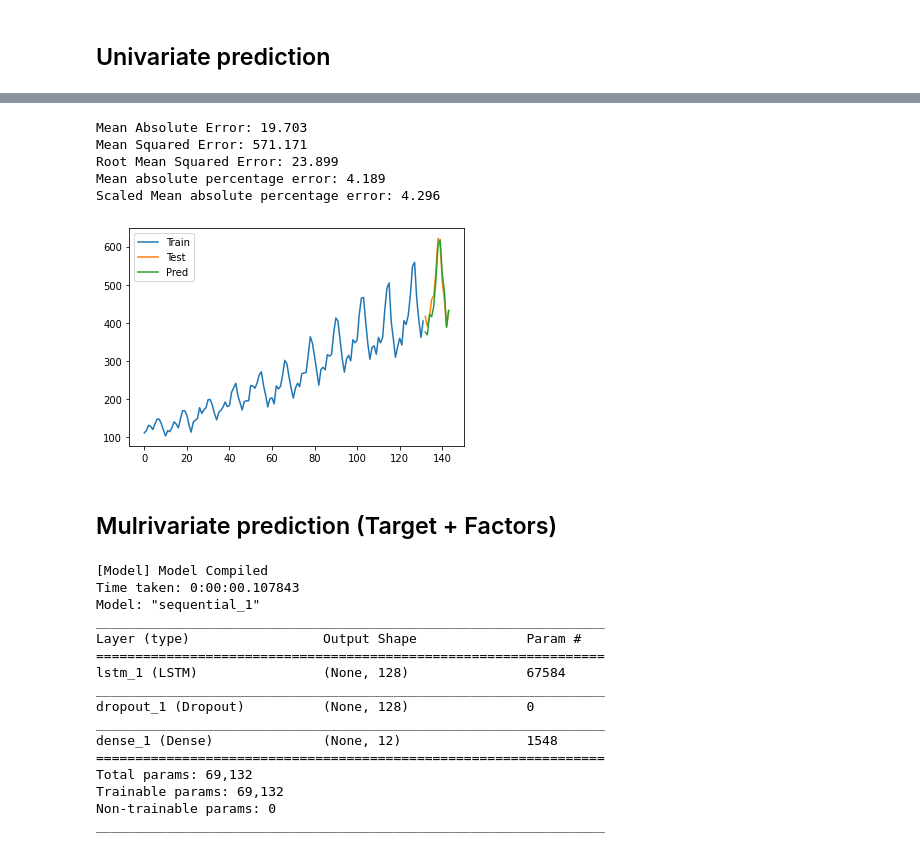
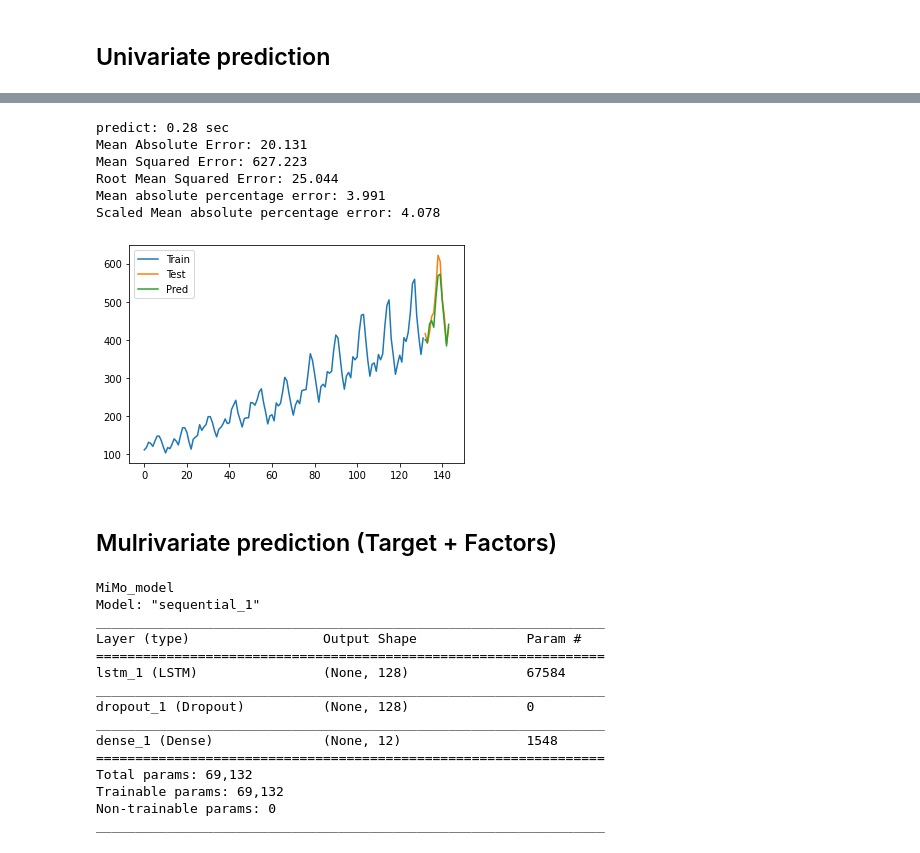
Before and after one commit to LevPerla/Time_Series_Prediction_RNN, a Jupyter notebook: notebooks/Example.ipynb, the cells around one changed output, grey strips where cells are left out. Cells and saved outputs as stored; diff of their text form; code cells hidden in the pictures.

```diff
--- a/notebooks/Example.ipynb
+++ b/notebooks/Example.ipynb
@@ -84,0 +39,25 @@ _________________________________________________________________
+# %%
+# Scale target
+target_scaler = MinMaxScaler(feature_range=(0, 1))
+target_train_std = target_scaler.fit_transform(target_train_deseason.reshape(-1, 1))
+target_test_std = target_scaler.transform(target_test_deseason.reshape(-1, 1))
+target_std = np.concatenate([target_train_std, target_test_std])
+# %%
+rnn_arch = {"layers": [
+                        ["LSTM", {"units": 64,
+                                  "return_sequences": False,
+                                  "kernel_initializer": "glorot_uniform",
+                                  "activation": "linear"}],
+                        ["Dropout", {"rate": 0.2}],
+                        ["Dense", {"activation": "linear"}]
+                    ]}
+
+model = TS_RNN(rnn_arch=rnn_arch,
+               n_step_in=12,
+               horizon=TEST_LEN,
+               test_len=TEST_LEN,
+               strategy="MiMo", #"Direct", "Recursive", "MiMo"
+               loss="mae",
+               optimizer="adam"
+               )
+model.summary()
@@ -100,5 +95,5 @@ model.fit(target=target_std,
           batch_size=12,
           callbacks=my_callbacks,
           save_dir=new_folder,
-          verbose=2)
+          verbose=0);
 # %% [output]
@@ -124,20 +102,20 @@ Time taken: 0:00:26.517288
 # %%
-predicted = model.predict(target=y_train[-model.n_step_in:], prediction_len=len(y_test))
+predicted_std = model.predict(target=target_train_std[-model.n_step_in:], prediction_len=TEST_LEN)
+# inverse transform
+predicted_deseason = target_scaler.inverse_transform(predicted_std.reshape(-1, 1)).flatten()
+# Add season
+predicted = predicted_deseason * test_season
 
-# inverse transform
-y_train = traget_scaler.inverse_transform(y_train.reshape(-1, 1)).flatten()
-y_test = traget_scaler.inverse_transform(y_test.reshape(-1, 1)).flatten()
-predicted = traget_scaler.inverse_transform(predicted.reshape(-1, 1)).flatten()
-
-metrics_eval(y_test, predicted, print_result=True, save_dir=new_folder)
-train_test_pred_plot(train=y_train, test=y_test, predicted=predicted, save_dir=new_folder)
+metrics_eval(target_test[:len(predicted)], predicted, print_result=True, save_dir=new_folder)
+train_test_pred_plot(train=target_train, test=target_test, predicted=predicted, save_dir=new_folder);
 # %% [output]
-Mean Absolute Error: 19.703
-Mean Squared Error: 571.171
-Root Mean Squared Error: 23.899
-Mean absolute percentage error: 4.189
-Scaled Mean absolute percentage error: 4.296
+predict: 0.28 sec
+Mean Absolute Error: 20.131
+Mean Squared Error: 627.223
+Root Mean Squared Error: 25.044
+Mean absolute percentage error: 3.991
+Scaled Mean absolute percentage error: 4.078
-[figure, old version]
+[figure, new version]
 # %% [markdown]
 ## Mulrivariate prediction (Target + Factors)
 # %%
@@ -177,16 +165,16 @@ configs ={"model": {
 # %%
-model = TS_RNN(configs=configs,
+model = TS_RNN(rnn_arch=rnn_arch,
               n_step_in=12,
-              n_step_out=len(y_test),
-              test_len=len(y_test),
+              horizon=TEST_LEN,
+              test_len=TEST_LEN,
+              strategy="MiMo",
               loss="mae",
               optimizer="adam",
-              n_features=X_train.shape[1]  # also you need to define this if use factors
+              n_features=factors_train_std.shape[1]  # also you need to define this if use factors
              )
-model.model.summary()
+model.summary()
 # %% [output]
-[Model] Model Compiled
-Time taken: 0:00:00.107843
+MiMo_model
 Model: "sequential_1"
 _________________________________________________________________
 Layer (type)                 Output Shape              Param #
```
Also changed, not shown: parts of 13 cells of this notebook, 4 other files.
